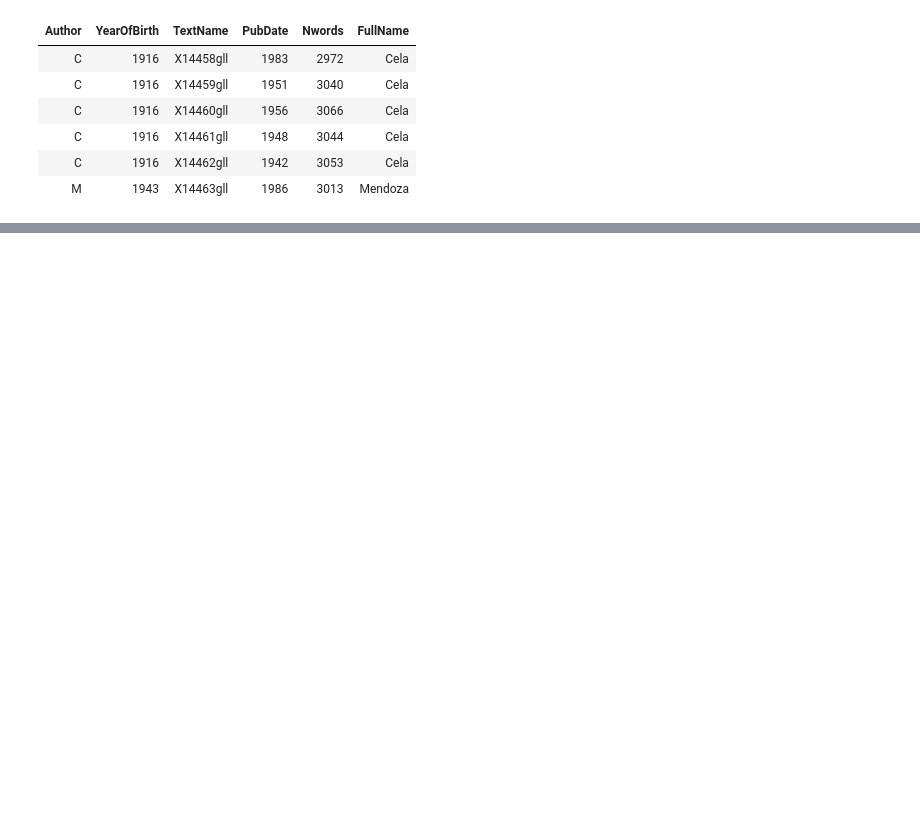
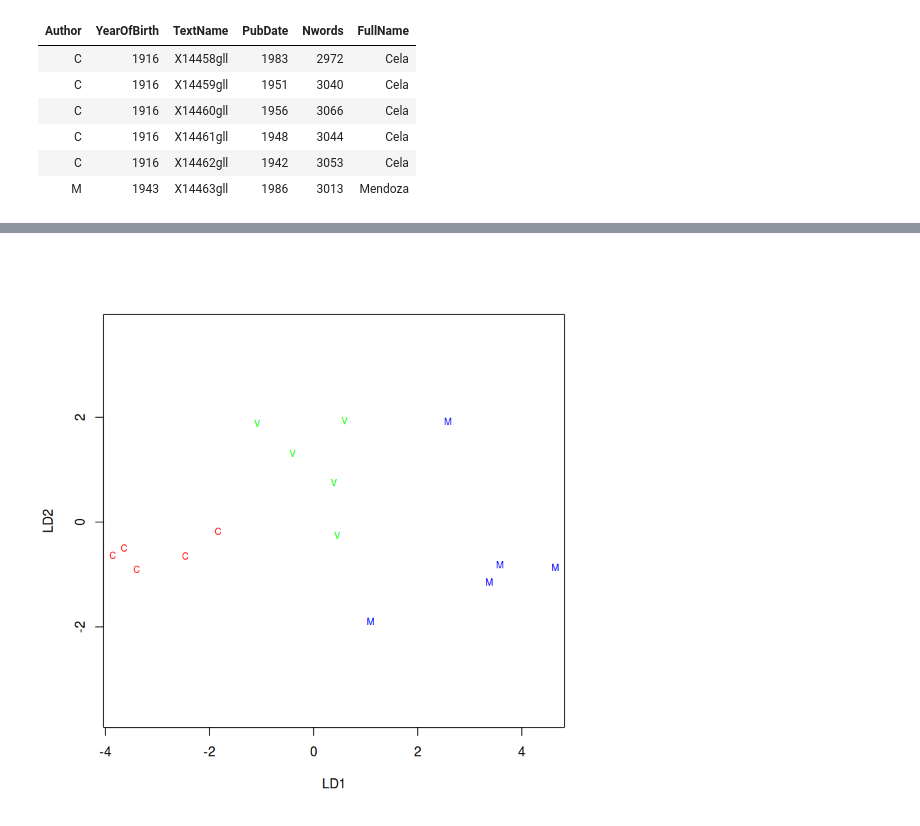
Before and after one commit to gsarti/mlda-course-units, a Jupyter notebook: 12_lda/lda.ipynb, the cells around one changed output, grey strips where cells are left out. Saved outputs shown, nothing was run; the diff lists cells and outputs as text; code cells hidden in the pictures; blank space fills up the shorter version.

```diff
--- a/12_lda/lda.ipynb
+++ b/12_lda/lda.ipynb
@@ -96,0 +200,5 @@ spanishMeta %>% group_by(spanishMeta$Author) %>% summarize()
+# %%
+spanish_pca_lda <- lda(spanishMeta$Author ~ PC1 + PC2 + PC3 + PC4 + PC5 + PC6 + PC7 + PC8, data = spanish_x)
+plot(spanish_pca_lda, col=c("red", "blue", "green")[spanishMeta$Author])
+# %% [output]
+[figure, added]
```
Also changed, not shown: parts of 18 cells of this notebook.
